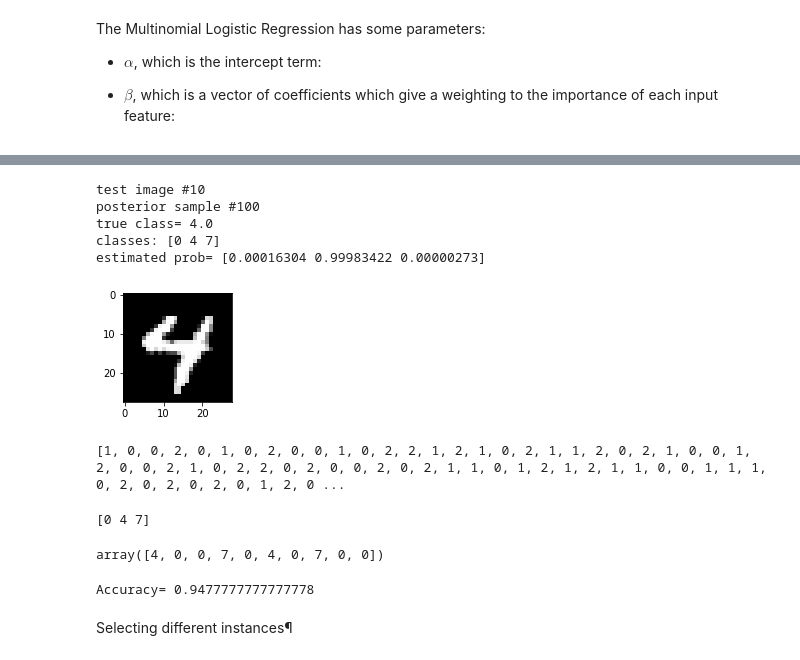
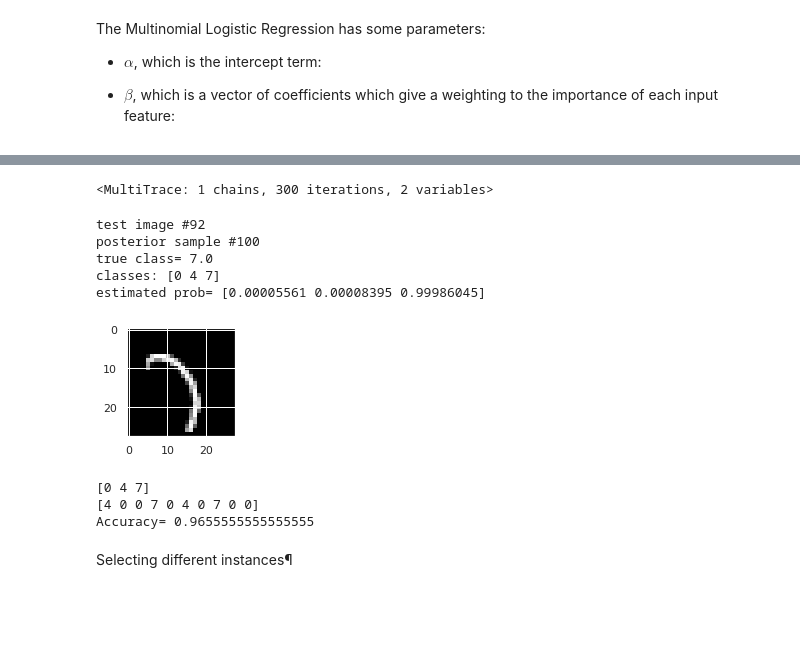
Before and after one commit to ET5003-Group1/ET5003, a Jupyter notebook: Etivity_1.ipynb, the cells around one changed output, grey strips where cells are left out. Drawn from its saved outputs; the diff is of its cells as text; code cells hidden in the pictures; blank space fills up the shorter version.

```diff
--- a/Etivity_1.ipynb
+++ b/Etivity_1.ipynb
@@ -55,29 +53,38 @@ You must then select  3 digits at random and perform  the following task.
 # %%
 # Import libraries
 from sklearn.linear_model import LogisticRegression
+
 from sklearn.metrics import accuracy_score
 from sklearn.model_selection import train_test_split
+import sklearn.preprocessing
+from sklearn.utils import shuffle
+
 import scipy.optimize as optimize
 from scipy.special import erf
+from scipy.io import loadmat
+
 import pandas as pd
 import numpy as np
+import random
+
 import seaborn as sns
 from tqdm import tqdm
+
 from skimage.io import imread, imshow
+from skimage.color import rgb2gray
 import matplotlib.image as mpimg
+
 import matplotlib.pyplot as plt
 import matplotlib
 %matplotlib inline
 import arviz as az
-from scipy.io import loadmat
 import pymc3 as pm
-import random
 from IPython.display import HTML
 import pickle
 import theano as tt
 import cv2
-from sklearn.utils import shuffle
-from skimage.color import rgb2gray
+import seaborn as sns; sns.set()
+plt.rcParams['figure.figsize'] = [12, 8]
 # %%
 # Setting a seed:
 np.random.seed(123)
@@ -342,39 +366,42 @@ plt.plot(approx.hist)
 # %%
 dd = 300
 posterior = approx.sample(draws=dd)
+print(posterior)
+# %% [output]
+<MultiTrace: 1 chains, 300 iterations, 2 variables>
 # %%
 ## The softmax function transforms each element of a collection by computing the exponential
 #  of each element divided by the sum of the exponentials of all the elements.
 from scipy.special import softmax
 
 #select an image in the test set
-i = 10
-#i = random.randint(0, dd)
+# i = 10
+i = random.randint(0, dd)
 
 #select a sample in the posterior
 s = 100
 #s = random.randint(0, dd)
 
 
 beta  = np.hstack([np.zeros((nf,1)),  posterior['beta'][s,:] ])
 alpha = np.hstack([[0],  posterior['alpha'][s,:] ])
 image = X_val[i,:].reshape(28, 28)
 plt.figure(figsize=(2,2))
 plt.imshow(image,cmap="Greys_r")
 np.set_printoptions(suppress=True)
 
 print("test image #" + str(i))
 print("posterior sample #" + str(s))
 print("true class=", y_val[i])
 print("classes: " + str(classes))
 print("estimated prob=",softmax((np.array([X_val[i,:].dot(beta) + alpha])))[0,:])
 # %% [output]
-test image #10
+test image #92
 posterior sample #100
-true class= 4.0
+true class= 7.0
 classes: [0 4 7]
-estimated prob= [0.00016304 0.99983422 0.00000273]
+estimated prob= [0.00005561 0.00008395 0.99986045]
-[figure, old version]
+[figure, new version]
 # %%
 # Bayesian prediction
 # return the class that has the highest posterior probability
@@ -390,26 +417,20 @@ for i in range(X_val.shape[0]):
 
     mean_probability = val/posterior['beta'].shape[0]
     y_pred_Bayesian.append( np.argmax(mean_probability))
-# %%
-print(y_pred_Bayesian)
-# %% [output]
-[1, 0, 0, 2, 0, 1, 0, 2, 0, 0, 1, 0, 2, 2, 1, 2, 1, 0, 2, 1, 1, 2, 0, 2, 1, 0, 0, 1, 2, 0, 0, 2, 1, 0, 2, 2, 0, 2, 0, 0, 2, 0, 2, 1, 1, 0, 1, 2, 1, 2, 1, 1, 0, 0, 1, 1, 1, 0, 2, 0, 2, 0, 2, 0, 1, 2, 0 ...
-# %%
-# recall the classes we are using
-print(classes)
-# %% [output]
-[0 4 7]
 # %%
+# recall the classes we are using
+print(classes)
+
 # prediction array (using classes)
 nn = 10 # just an example
-np.array(classes)[y_pred_Bayesian[0:nn]]
+print(np.array(classes)[y_pred_Bayesian[0:nn]]
+)
+# using validation: y_val
+print("Accuracy=", accuracy_score(np.array(classes)[y_pred_Bayesian], y_val))
 # %% [output]
-array([4, 0, 0, 7, 0, 4, 0, 7, 0, 0])
+[0 4 7]
+[4 0 0 7 0 4 0 7 0 0]
+Accuracy= 0.9655555555555555
-# %%
-# using validation: y_val
-print("Accuracy=", accuracy_score(np.array(classes)[y_pred_Bayesian], y_val))
-# %% [output]
-Accuracy= 0.9477777777777778
 # %% [markdown]
 
 Selecting different instances¶
```
Also changed, not shown: parts of 27 cells of this notebook.
